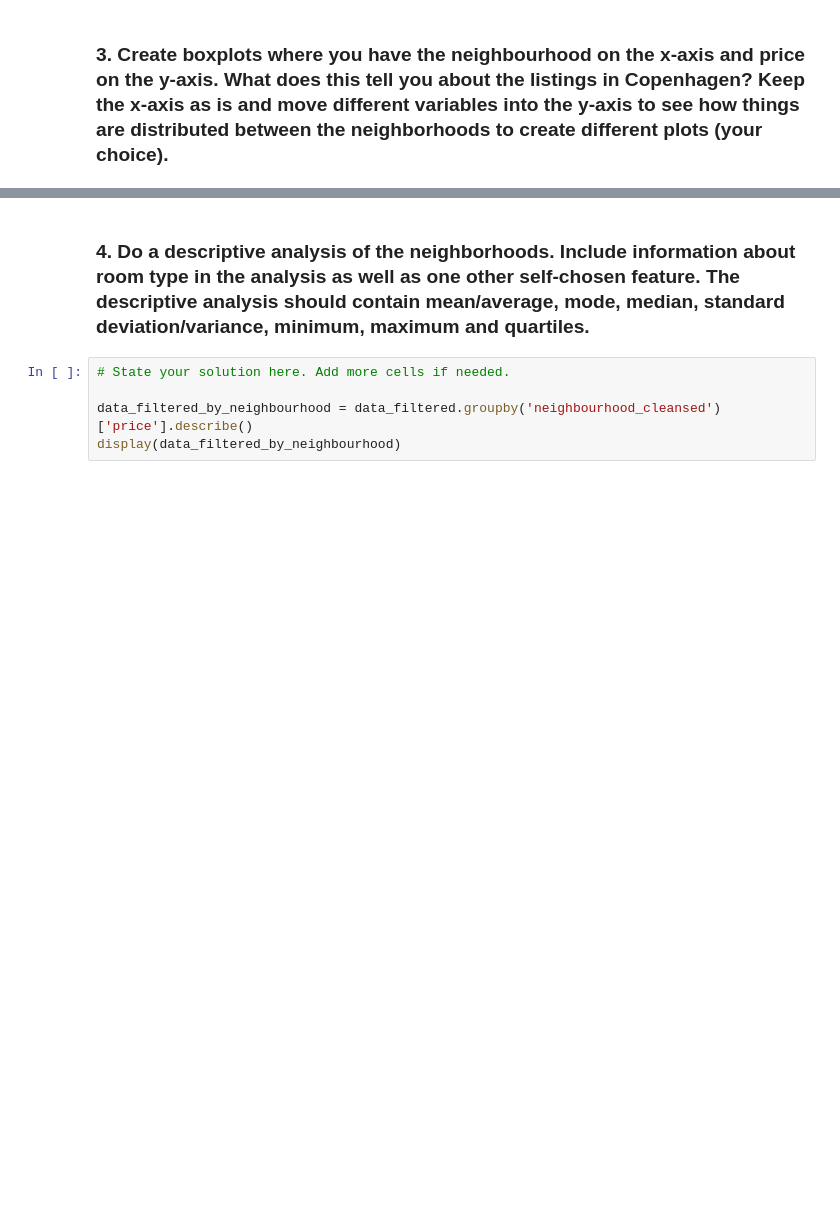
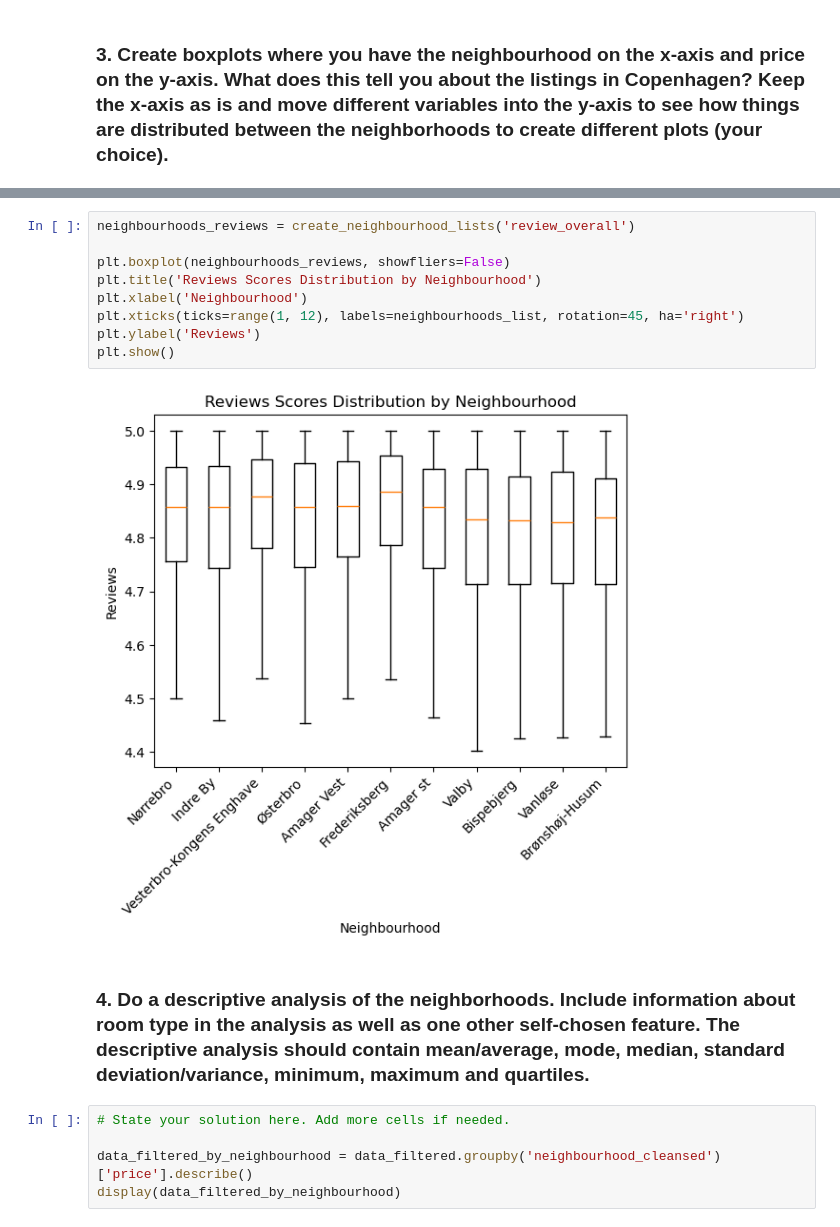
Before and after one commit to sergioqueber/assignment-1-mle-polski-team, a Jupyter notebook: 1. Getting started - Copenhagen Airbnb.ipynb, the cells around one changed output, grey strips where cells are left out. Cells and saved outputs as stored; diff of their text form; blank space fills up the shorter version.

```diff
--- a/1. Getting started - Copenhagen Airbnb.ipynb
+++ b/1. Getting started - Copenhagen Airbnb.ipynb
@@ -234,3 +225,14 @@ plt.show()
+# %%
+neighbourhoods_reviews = create_neighbourhood_lists('review_overall')
+
+plt.boxplot(neighbourhoods_reviews, showfliers=False)
+plt.title('Reviews Scores Distribution by Neighbourhood')
+plt.xlabel('Neighbourhood')
+plt.xticks(ticks=range(1, 12), labels=neighbourhoods_list, rotation=45, ha='right')
+plt.ylabel('Reviews')
+plt.show()
+# %% [output]
+[figure, added]
 # %% [markdown]
 ### 4. Do a descriptive analysis of the neighborhoods. Include information about room type in the analysis as well as one other self-chosen feature. The descriptive analysis should contain mean/average, mode, median, standard deviation/variance, minimum, maximum and quartiles.
 # %%
```
Also changed, not shown: parts of 10 cells of this notebook.
